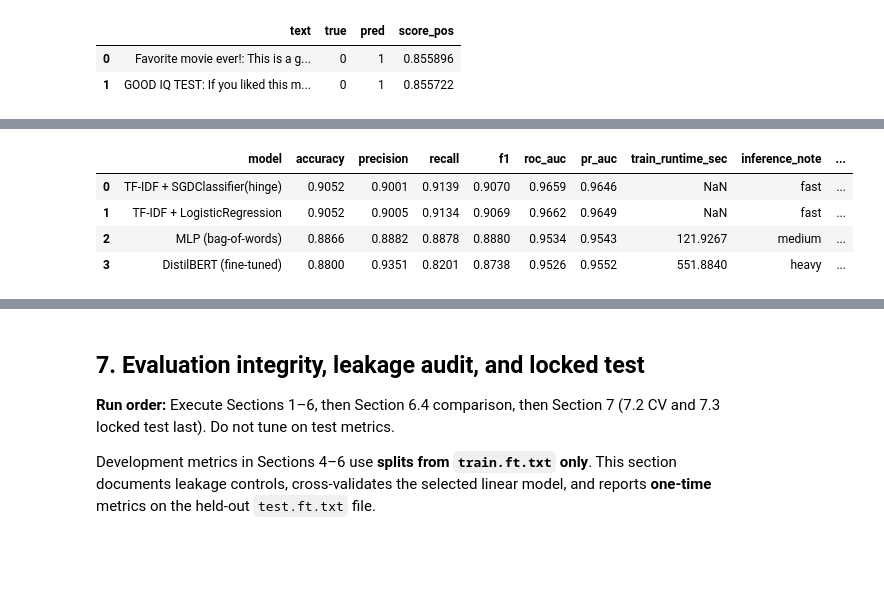
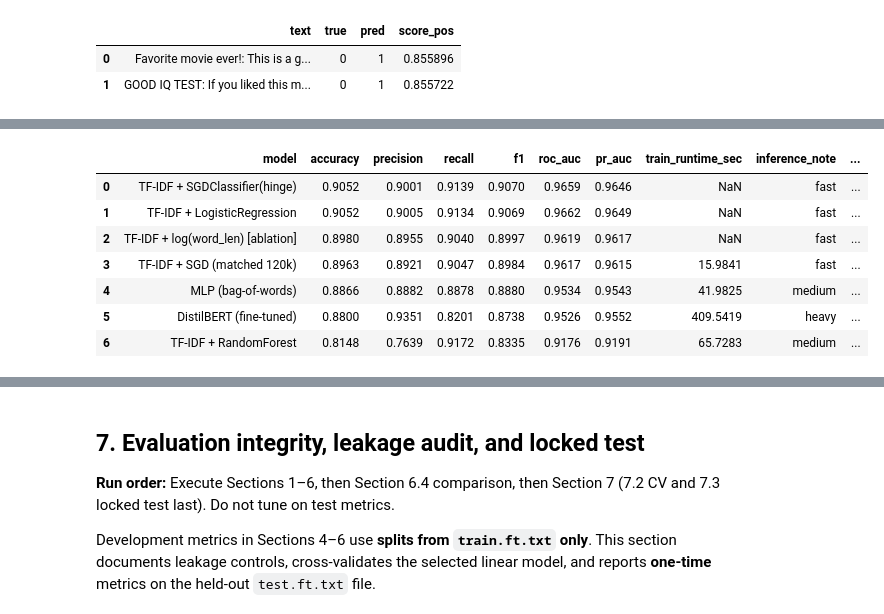
Before and after one commit to PeterMangoro/dataScience, a Jupyter notebook: final/final_notebook.ipynb, the cells around one changed output, grey strips where cells are left out. Saved outputs shown, nothing was run; the diff lists cells and outputs as text; code cells hidden in the pictures; blank space fills up the shorter version.

```diff
--- a/final/final_notebook.ipynb
+++ b/final/final_notebook.ipynb
@@ -575,6 +690,7 @@ Name: ratio, dtype: float64
 # %% [markdown]
 We trained baselines on 500k training-file rows, split into 400k train / 100k validation (80/20), with near-balanced sentiment labels in the training split (~50.6% positive / ~49.4% negative), supporting stable metric comparisons before any use of the held-out test set.
 # %%
+# STEP: TF–IDF + logistic regression baseline (~500k train-file cap)
 baseline_pipe = Pipeline(
     steps=[
         (
@@ -601,9 +717,9 @@ baseline_pipe = Pipeline(
     ]
 )
 
-baseline_pipe.fit(X_train, y_train)
+baseline_pipe.fit(baseline_X_train, baseline_y_train)
 baseline_metrics, baseline_pred, baseline_score = evaluate_binary_classifier(
-    baseline_pipe, X_val, y_val
+    baseline_pipe, baseline_X_val, baseline_y_val
 )
 baseline_metrics
 # %% [output]
@@ -618,6 +734,7 @@ baseline_metrics
 
 On the internal validation split, performance is strong. Accuracy ≈ 0.905 and F1 ≈ 0.907 indicate close alignment with labels overall. Precision (~0.900) and recall (~0.913) are similar, with recall modestly higher, suggesting the model is slightly more aggressive in predicting the positive class (capturing more true positives while accepting a small increase in false positives, depending on the decision threshold). ROC‑AUC ≈ 0.966 and PR‑AUC ≈ 0.965 indicate excellent ranking of positives vs negatives, which supports threshold tuning and cost-sensitive deployment choices.
 # %%
+# STEP: TF–IDF + linear SVM (SGD) baseline (~500k cap)
 classical_pipe = Pipeline(
     steps=[
         (
@@ -646,9 +763,9 @@ classical_pipe = Pipeline(
     ]
 )
 
-classical_pipe.fit(X_train, y_train)
+classical_pipe.fit(baseline_X_train, baseline_y_train)
 classical_metrics, classical_pred, classical_score = evaluate_binary_classifier(
-    classical_pipe, X_val, y_val
+    classical_pipe, baseline_X_val, baseline_y_val
 )
 classical_metrics
 # %% [output]
@@ -667,6 +824,7 @@ baseline_results_df = pd.DataFrame(
     [
         {"model": "TF-IDF + LogisticRegression", **baseline_metrics},
         {"model": "TF-IDF + SGDClassifier(hinge)", **classical_metrics},
+        {"model": "TF-IDF + RandomForest", **rf_metrics},
     ]
 )
 
@@ -1678,7 +1932,10 @@ def run_transformer_experiment(df, run_name="tr_subset"):
     _hf = hf_download_kwargs() if "hf_download_kwargs" in globals() else {}
     tokenizer = AutoTokenizer.from_pretrained(TR_MODEL_NAME, **_hf)
     model = AutoModelForSequenceClassification.from_pretrained(
-        TR_MODEL_NAME, num_labels=2, **_hf
+        TR_MODEL_NAME,
+        num_labels=2,
+        attn_implementation="eager",  # SDPA does not return attentions for visualization
+        **_hf,
     )
     model.to(DEVICE)
 
@@ -1785,6 +2042,9 @@ def run_transformer_experiment(df, run_name="tr_subset"):
         "runtime_sec": time.time() - t0,
         "n_train": len(X_train),
         "n_val": len(X_val),
+        "val_texts": val_texts,
+        "model": model,
+        "tokenizer": tokenizer,
         "qual_examples": {
             "correct": top_examples(correct_idx, topn=2),
             "incorrect": top_examples(wrong_idx, topn=2),
@@ -1944,28 +2519,59 @@ def metrics_row(
         "eval_split": eval_split,
     }
 
+
+BASELINE_INFERENCE = {
+    "TF-IDF + LogisticRegression": "fast",
+    "TF-IDF + SGDClassifier(hinge)": "fast",
+    "TF-IDF + RandomForest": "medium",
+}
+
 rows = []
 
-# Merge baseline metrics when the baseline results table is available
+# Section 4 classical baselines (logistic, SGD, Random Forest on 500k cap)
 if "baseline_results_df" in globals() and isinstance(baseline_results_df, pd.DataFrame):
     for _, r in baseline_results_df.iterrows():
+        model_name = str(r["model"])
+        runtime = (
+            rf_runtime_sec
+            if model_name == "TF-IDF + RandomForest" and "rf_runtime_sec" in globals()
+            else np.nan
+        )
         rows.append(
-            {
-                "model": str(r["model"]),
-                "accuracy": float(r["accuracy"]),
-                "precision": float(r["precision"]),
-                "recall": float(r["recall"]),
-                "f1": float(r["f1"]),
-                "roc_auc": float(r["roc_auc"]),
-                "pr_auc": float(r["pr_auc"]),
-                "train_runtime_sec": np.nan,
-                "inference_note": "fast",
-                "eval_split": "val_100k (500k cap)",
-            }
+            metrics_row(
+                model_name,
+                r.to_dict(),
+                runtime_sec=runtime,
+                inference_note=BASELINE_INFERENCE.get(model_name, "fast"),
+                eval_split="val_100k (500k cap)",
+            )
         )
 
 nn_best = globals().get("nn_scaled_result") or nn_subset_result
 tr_best = globals().get("tr_scaled_result") or tr_subset_result
+
+if "tfidf_matched_subset_result" in globals():
+    rows.append(
+        metrics_row(
+            "TF-IDF + SGD (matched 120k)",
+            tfidf_matched_subset_result["metrics"],
+            tfidf_matched_subset_result["runtime_sec"],
+            "fast",
+            "val_24k (120k cap, matched)",
+        )
+    )
+
+# Section 4.4 length ablation (variant B) — same 120k split, not the neural matched split
+if "metrics_b" in globals():
+    rows.append(
+        metrics_row(
+            "TF-IDF + log(word_len) [ablation]",
+            metrics_b,
+            None,
+            "fast",
+            "val_24k (120k ablation, 4.4)",
+        )
+    )
 
 rows.append(
     metrics_row(
@@ -1985,35 +2591,38 @@ rows.append(
         "val_24k (120k cap)",
     )
 )
 
 model_results_df = pd.DataFrame(rows)
 model_results_df = model_results_df.sort_values(
     by=[PRIMARY_METRIC, TIE_BREAK_METRIC], ascending=False
 ).reset_index(drop=True)
 model_results_df["leader"] = False
 if len(model_results_df) > 0:
     model_results_df.loc[0, "leader"] = True
 
 metric_cols = [
     "accuracy",
     "precision",
     "recall",
     "f1",
     "roc_auc",
     "pr_auc",
     "train_runtime_sec",
 ]
 model_results_df[metric_cols] = (
     model_results_df[metric_cols].apply(pd.to_numeric, errors="coerce").round(4)
 )
 
 model_results_df
 # %% [output]
 |  | model | accuracy | precision | recall | f1 | roc_auc | pr_auc | train_runtime_sec | inference_note | ... |
 | 0 | TF-IDF + SGDClassifier(hinge) | 0.9052 | 0.9001 | 0.9139 | 0.9070 | 0.9659 | 0.9646 | NaN | fast | ... |
 | 1 | TF-IDF + LogisticRegression | 0.9052 | 0.9005 | 0.9134 | 0.9069 | 0.9662 | 0.9649 | NaN | fast | ... |
-| 2 | MLP (bag-of-words) | 0.8866 | 0.8882 | 0.8878 | 0.8880 | 0.9534 | 0.9543 | 121.9267 | medium | ... |
-| 3 | DistilBERT (fine-tuned) | 0.8800 | 0.9351 | 0.8201 | 0.8738 | 0.9526 | 0.9552 | 551.8840 | heavy | ... |
+| 2 | TF-IDF + log(word_len) [ablation] | 0.8980 | 0.8955 | 0.9040 | 0.8997 | 0.9619 | 0.9617 | NaN | fast | ... |
+| 3 | TF-IDF + SGD (matched 120k) | 0.8963 | 0.8921 | 0.9047 | 0.8984 | 0.9617 | 0.9615 | 15.9841 | fast | ... |
+| 4 | MLP (bag-of-words) | 0.8866 | 0.8882 | 0.8878 | 0.8880 | 0.9534 | 0.9543 | 41.9825 | medium | ... |
+| 5 | DistilBERT (fine-tuned) | 0.8800 | 0.9351 | 0.8201 | 0.8738 | 0.9526 | 0.9552 | 409.5419 | heavy | ... |
+| 6 | TF-IDF + RandomForest | 0.8148 | 0.7639 | 0.9172 | 0.8335 | 0.9176 | 0.9191 | 65.7283 | medium | ... |
 # %%
 # Development-validation F1 comparison (not locked test)
 plot_df = model_results_df.sort_values(PRIMARY_METRIC, ascending=False)
```
Also changed, not shown: parts of 37 cells of this notebook, 29 other files.
